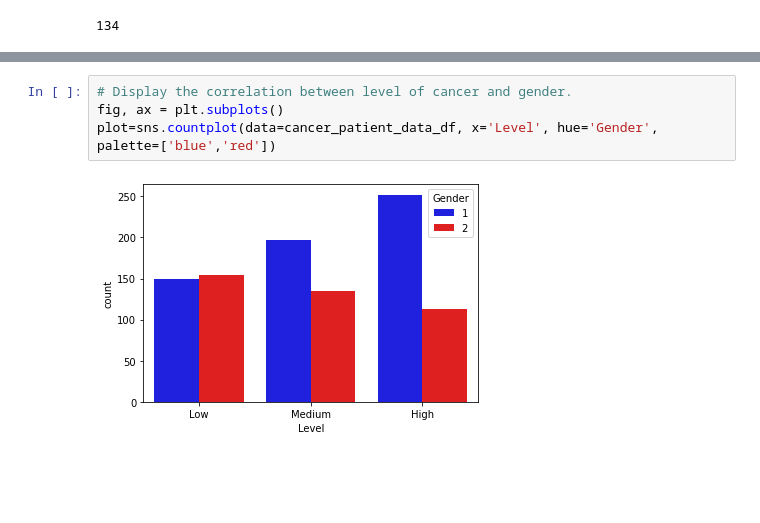
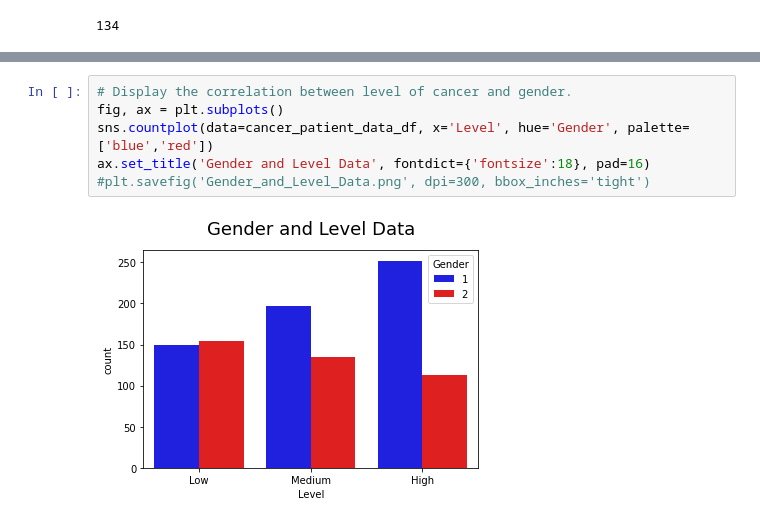
Before and after one commit to amarks5/Predicting-Lung-Cancer-Levels, a Jupyter notebook: Resources/cancer_patient_data_sets_review.ipynb, the cells around one changed output, grey strips where cells are left out. Cells and saved outputs as stored; diff of their text form; blank space fills up the shorter version.

```diff
--- a/Resources/cancer_patient_data_sets_review.ipynb
+++ b/Resources/cancer_patient_data_sets_review.ipynb
@@ -252,6 +256,8 @@ plot=sns.boxplot(data=cancer_patient_data_df, x='Level', y='Age', palette=['blue
 # %%
 # Display the correlation between level of cancer and gender.
 fig, ax = plt.subplots()
-plot=sns.countplot(data=cancer_patient_data_df, x='Level', hue='Gender', palette=['blue','red'])
+sns.countplot(data=cancer_patient_data_df, x='Level', hue='Gender', palette=['blue','red'])
+ax.set_title('Gender and Level Data', fontdict={'fontsize':18}, pad=16)
+#plt.savefig('Gender_and_Level_Data.png', dpi=300, bbox_inches='tight')
 # %% [output]
-[figure, old version]
+[figure, new version]
```
Also changed, not shown: parts of 3 cells of this notebook.
